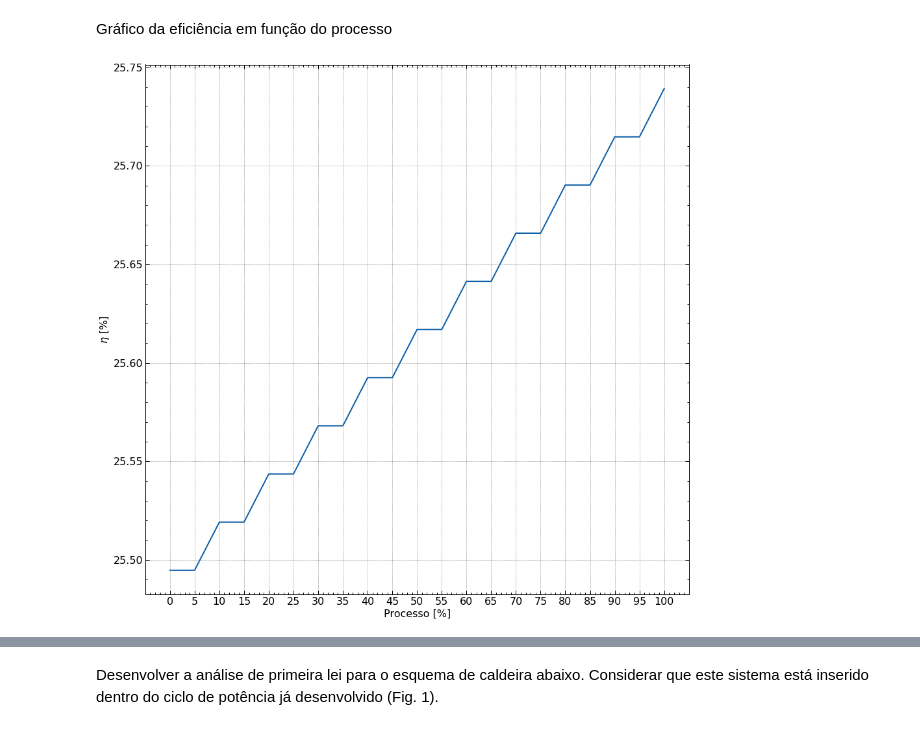
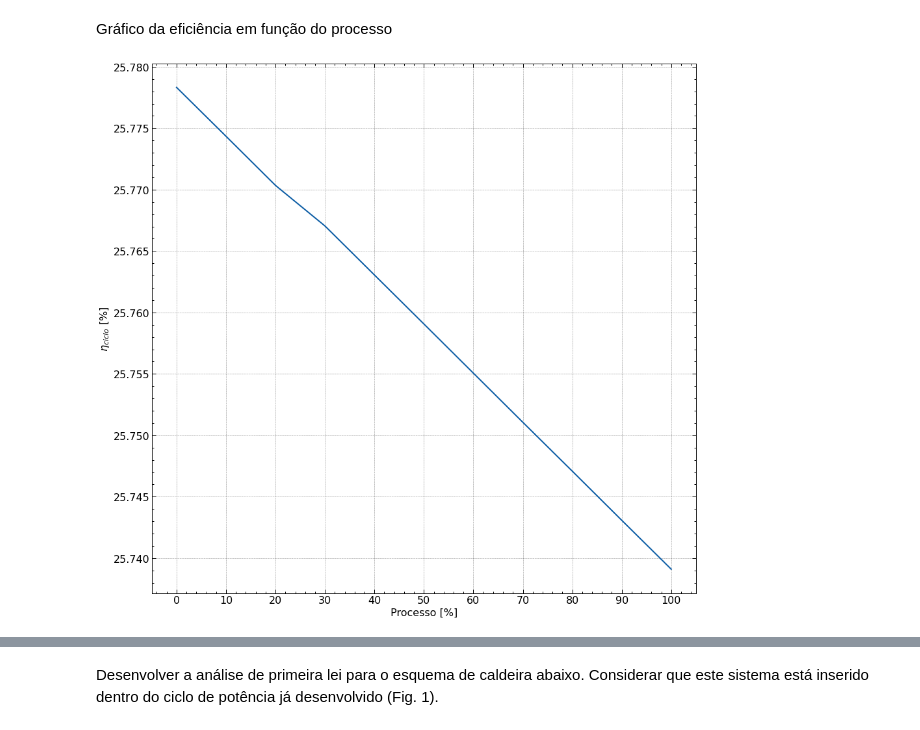
Before and after one commit to luaneng/gdv, a Jupyter notebook: projeto/main.ipynb, the cells around one changed output, grey strips where cells are left out. Drawn from its saved outputs; the diff is of its cells as text; code cells hidden in the pictures.

```diff
--- a/projeto/main.ipynb
+++ b/projeto/main.ipynb
@@ -734,20 +734,22 @@ tcondfpro()
 # %% [markdown]
 Gráfico da eficiência em função do processo
 # %%
-def graph_efi_var_m4():
+def graph_efi_var():
     n_ciclo_varT = []
     var_F_porc = list(map(lambda x: x*100, var_F))
 
     for i in range(len(var_F)):
-        n_ciclo_varT.append(n_ciclo(p8=P[7], t1=T[0], tcond=array_solved[i][3], m1=array_m_nseimais[20][0], m2=array_m_nseimais[20][1], m3=array_m_nseimais[20][2], m4=array_m_nseimais[i][3], m6=array_m_nseimais[20][5], m8=array_m_nseimais[20][7], m10=array_m_nseimais[20][9]))
-
+        if i % 2 ==0:
+            n_ciclo_varT.append(n_ciclo(p8=P[7], t1=T[0], tcond=array_solved[i][3], m1=array_m_nseimais[i][0], m2=array_m_nseimais[i][1], m3=array_m_nseimais[i][2], m4=array_m_nseimais[i][3], m6=array_m_nseimais[i][5], m8=array_m_nseimais[i][7], m10=array_m_nseimais[i][9]))
+        else:
+            pass
     figure = plt.figure(figsize=(15, 15))
-    plt.plot(var_F_porc, n_ciclo_varT)
-    plt.xticks(var_F_porc)
-    plt.ylabel('$\eta$ [%]')
+    plt.plot(arange(0,110, 10), n_ciclo_varT)
+    plt.xticks(arange(0,110, 10))
+    plt.ylabel('$\eta_{ciclo}$ [%]')
     plt.xlabel('Processo [%]')
     plt.show()
 
-graph_efi_var_m4()
+graph_efi_var()
 # %% [output]
-[figure, old version]
+[figure, new version]
```
Also changed, not shown: parts of 1 cell of this notebook.
